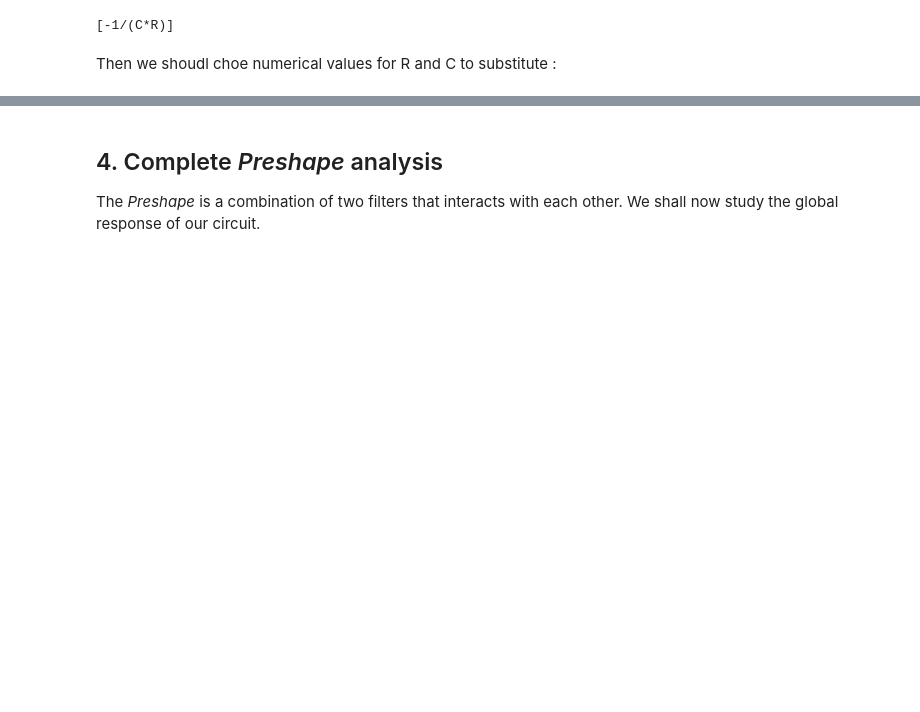
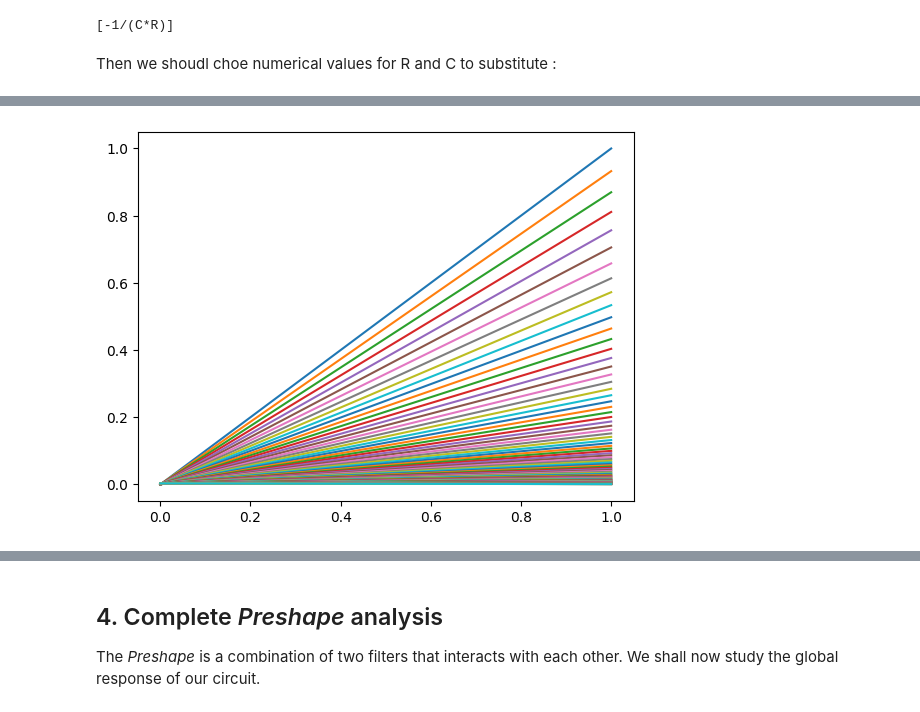
Before and after one commit to TitSo17/custom-fuzz-face, a Jupyter notebook: analysis/notebooks/01_PreShape_filter.ipynb, the cells around one changed output, grey strips where cells are left out. Saved outputs shown, nothing was run; the diff lists cells and outputs as text; code cells hidden in the pictures; blank space fills up the shorter version.

```diff
--- a/analysis/notebooks/01_PreShape_filter.ipynb
+++ b/analysis/notebooks/01_PreShape_filter.ipynb
@@ -113,3 +143,7 @@ ct.pzmap(sys)
+# %%
+plt.plot(ct.step_response(sys));
+# %% [output]
+[figure, added]
 # %% [markdown]
 ## 3. Fixed low-pass filter analysis
 Regarding the LPF, it has a very basic structure :
```
Also changed, not shown: parts of 8 cells of this notebook.
